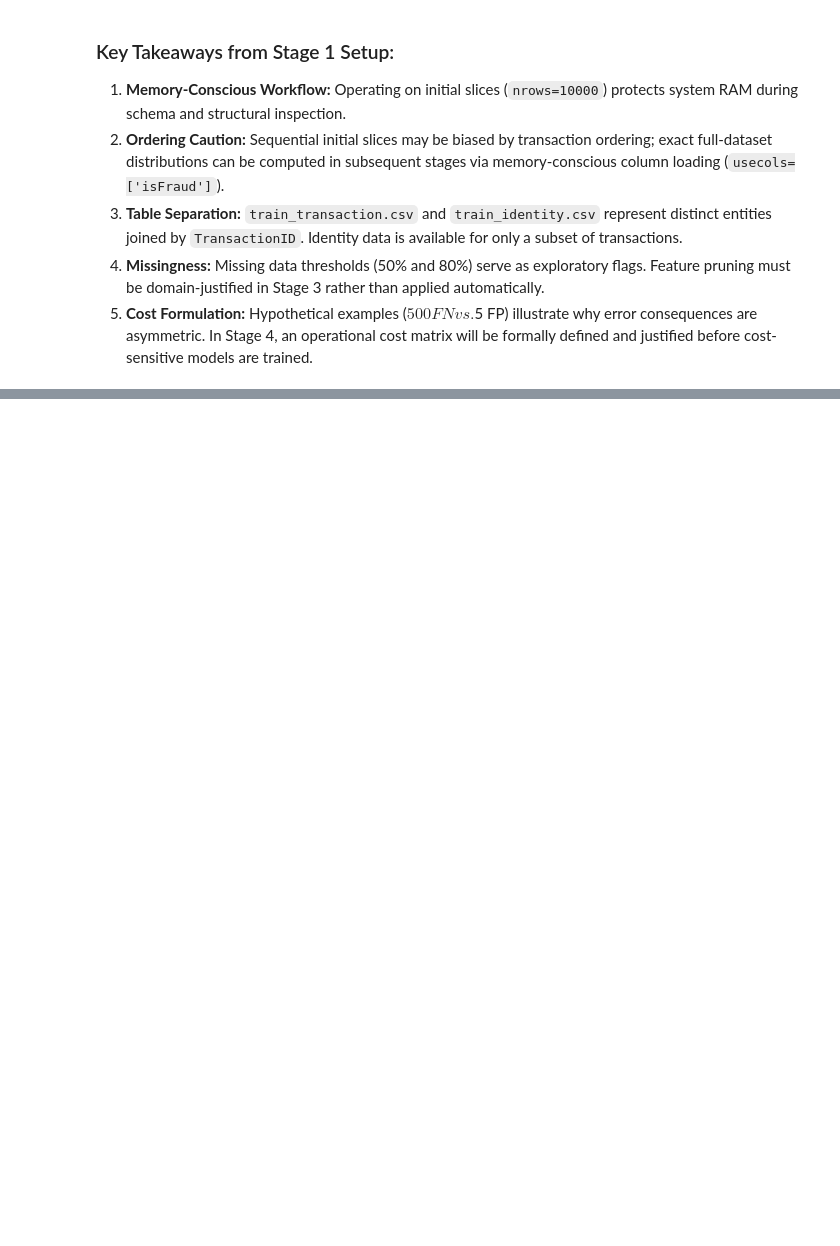
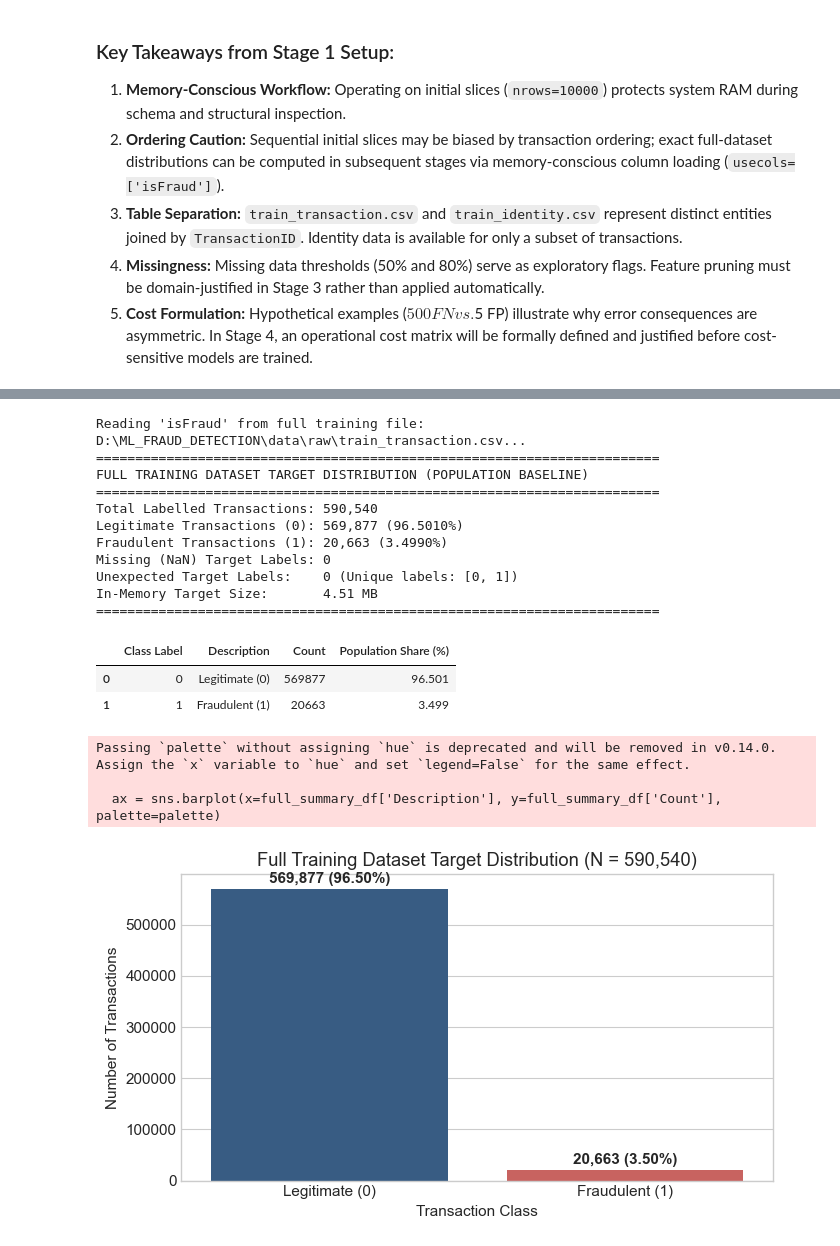
Before and after one commit to Hemanth-27-pattela/cse303-ml-AP24110010671-fraud-detection, a Jupyter notebook: notebooks/01_eda.ipynb, the cells around one changed output, grey strips where cells are left out. Cells and saved outputs as stored; diff of their text form; code cells hidden in the pictures; blank space fills up the shorter version.

```diff
--- a/notebooks/01_eda.ipynb
+++ b/notebooks/01_eda.ipynb
@@ -296,0 +307,80 @@ else:
+# %%
+# Memory-conscious full-dataset target distribution calculation
+if TRAIN_TRANS_PATH.exists():
+    print(f"Reading 'isFraud' from full training file: {TRAIN_TRANS_PATH.resolve()}...")
+
+    # Load ONLY the target column across all rows to minimize RAM usage (~4.5 MB)
+    full_target_series = pd.read_csv(TRAIN_TRANS_PATH, usecols=['isFraud'])['isFraud']
+
+    # Metric calculations across the entire dataset
+    total_transactions = len(full_target_series)
+    null_target_count = int(full_target_series.isna().sum())
+    unique_labels = sorted(full_target_series.dropna().unique().tolist())
+
+    legit_count = int((full_target_series == 0).sum())
+    fraud_count = int((full_target_series == 1).sum())
+    unexpected_count = total_transactions - (legit_count + fraud_count + null_target_count)
+
+    legit_pct = (legit_count / total_transactions) * 100 if total_transactions > 0 else 0.0
+    fraud_pct = (fraud_count / total_transactions) * 100 if total_transactions > 0 else 0.0
+
+    # Summary DataFrame
+    full_summary_df = pd.DataFrame({
+        'Class Label': [0, 1],
+        'Description': ['Legitimate (0)', 'Fraudulent (1)'],
+        'Count': [legit_count, fraud_count],
+        'Population Share (%)': [round(legit_pct, 4), round(fraud_pct, 4)]
+    })
+
+    print("=" * 72)
+    print("FULL TRAINING DATASET TARGET DISTRIBUTION (POPULATION BASELINE)")
+    print("=" * 72)
+    print(f"Total Labelled Transactions: {total_transactions:,}")
+    print(f"Legitimate Transactions (0): {legit_count:,} ({legit_pct:.4f}%)")
+    print(f"Fraudulent Transactions (1): {fraud_count:,} ({fraud_pct:.4f}%)")
+    print(f"Missing (NaN) Target Labels: {null_target_count}")
+    print(f"Unexpected Target Labels:    {unexpected_count} (Unique labels: {unique_labels})")
+    print(f"In-Memory Target Size:       {full_target_series.memory_usage(deep=True) / (1024**2):.2f} MB")
+    print("=" * 72)
+    display(full_summary_df)
+
+    # Visualize full dataset distribution
+    plt.figure(figsize=(7, 4))
+    palette = ['#2b5c8f', '#d9534f'] if len(unique_labels) == 2 else 'Blues'
+    ax = sns.barplot(x=full_summary_df['Description'], y=full_summary_df['Count'], palette=palette)
+    plt.title(f"Full Training Dataset Target Distribution (N = {total_transactions:,})")
+    plt.ylabel("Number of Transactions")
+    plt.xlabel("Transaction Class")
+
+    for i, row in full_summary_df.iterrows():
+        ax.text(
+            i,
+            row['Count'] + (max(full_summary_df['Count']) * 0.02),
+            f"{row['Count']:,} ({row['Population Share (%)']:.2f}%)",
+            ha='center',
+            fontweight='bold'
+        )
+
+    plt.tight_layout()
+    plt.show()
+else:
+    print(f"Dataset file not found at {TRAIN_TRANS_PATH.resolve()}.")
+# %% [output]
+Reading 'isFraud' from full training file: D:\ML_FRAUD_DETECTION\data\raw\train_transaction.csv...
+========================================================================
+FULL TRAINING DATASET TARGET DISTRIBUTION (POPULATION BASELINE)
+========================================================================
+Total Labelled Transactions: 590,540
+Legitimate Transactions (0): 569,877 (96.5010%)
+Fraudulent Transactions (1): 20,663 (3.4990%)
+Missing (NaN) Target Labels: 0
+Unexpected Target Labels:    0 (Unique labels: [0, 1])
+In-Memory Target Size:       4.51 MB
+========================================================================
+|  | Class Label | Description | Count | Population Share (%) |
+| 0 | 0 | Legitimate (0) | 569877 | 96.501 |
+| 1 | 1 | Fraudulent (1) | 20663 | 3.499 |
+Passing `palette` without assigning `hue` is deprecated and will be removed in v0.14.0. Assign the `x` variable to `hue` and set `legend=False` for the same effect.
+
+  ax = sns.barplot(x=full_summary_df['Description'], y=full_summary_df['Count'], palette=palette)
+[figure, added]
```
Also changed, not shown: parts of 1 cell of this notebook.
